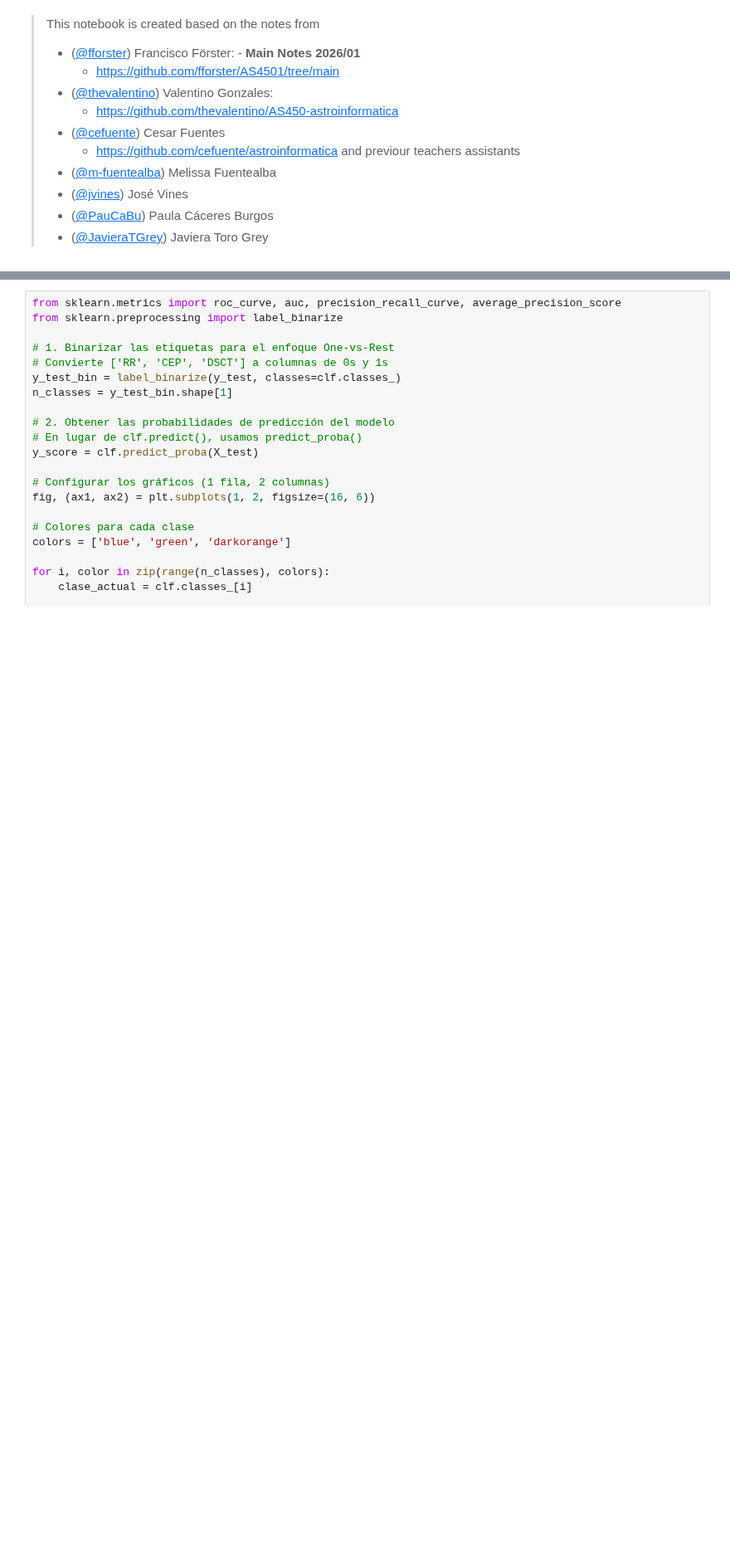
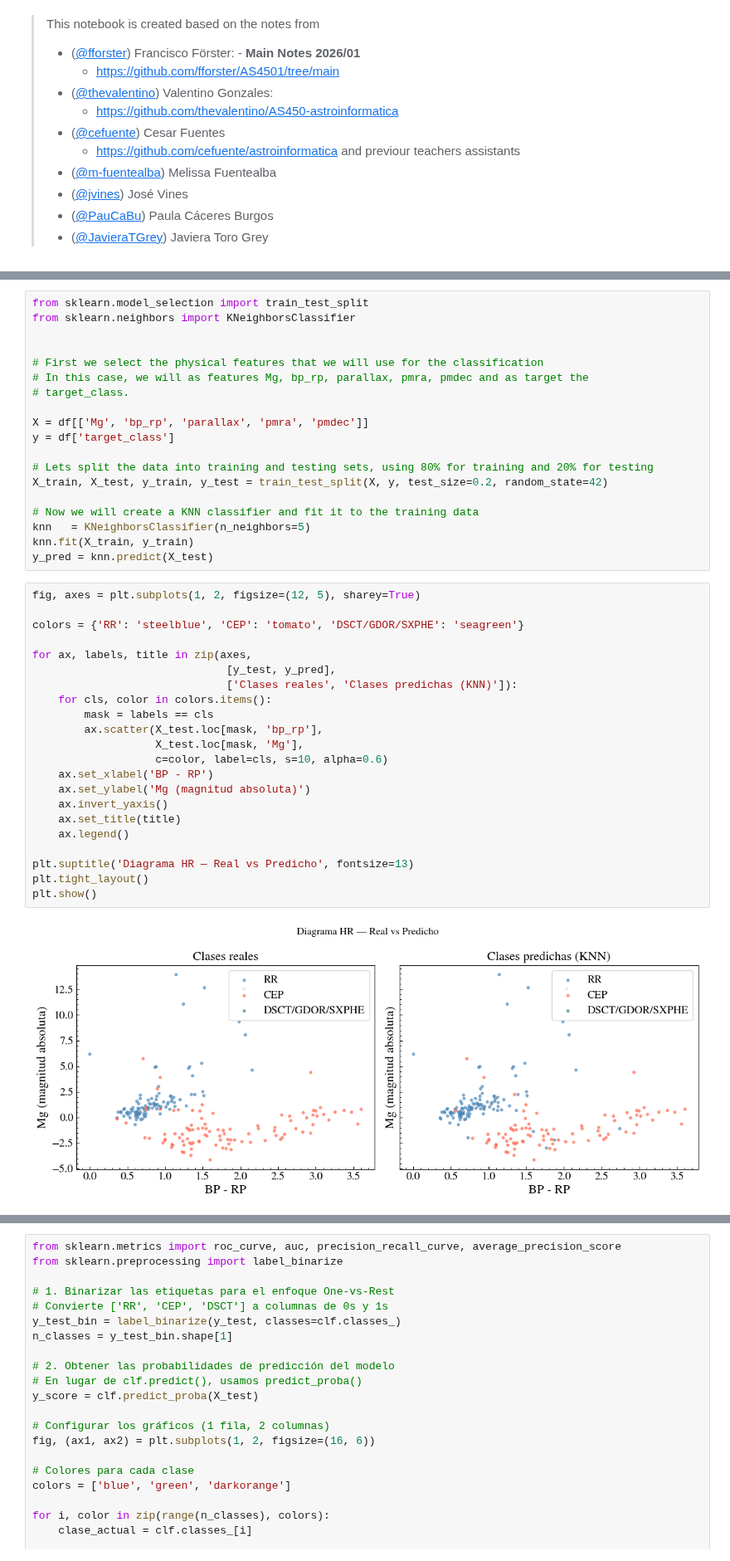
Before and after one commit to jurados/AS4501_Astroinformatic, a Jupyter notebook: Auxiliar/AUX4_SuperviserML.ipynb, the cells around one changed output, grey strips where cells are left out. Shown at 83% size. Saved outputs shown, nothing was run; the diff lists cells and outputs as text; blank space fills up the shorter version.

```diff
--- a/Auxiliar/AUX4_SuperviserML.ipynb
+++ b/Auxiliar/AUX4_SuperviserML.ipynb
@@ -192,0 +214,43 @@ weighted avg       0.96      0.96      0.96       300
+# %%
+from sklearn.model_selection import train_test_split
+from sklearn.neighbors import KNeighborsClassifier
+
+
+# First we select the physical features that we will use for the classification
+# In this case, we will as features Mg, bp_rp, parallax, pmra, pmdec and as target the
+# target_class.
+
+X = df[['Mg', 'bp_rp', 'parallax', 'pmra', 'pmdec']]
+y = df['target_class']
+
+# Lets split the data into training and testing sets, using 80% for training and 20% for testing
+X_train, X_test, y_train, y_test = train_test_split(X, y, test_size=0.2, random_state=42)
+
+# Now we will create a KNN classifier and fit it to the training data
+knn   = KNeighborsClassifier(n_neighbors=5)
+knn.fit(X_train, y_train)
+y_pred = knn.predict(X_test)
+# %%
+fig, axes = plt.subplots(1, 2, figsize=(12, 5), sharey=True)
+
+colors = {'RR': 'steelblue', 'CEP': 'tomato', 'DSCT/GDOR/SXPHE': 'seagreen'}
+
+for ax, labels, title in zip(axes,
+                              [y_test, y_pred],
+                              ['Clases reales', 'Clases predichas (KNN)']):
+    for cls, color in colors.items():
+        mask = labels == cls
+        ax.scatter(X_test.loc[mask, 'bp_rp'],
+                   X_test.loc[mask, 'Mg'],
+                   c=color, label=cls, s=10, alpha=0.6)
+    ax.set_xlabel('BP - RP')
+    ax.set_ylabel('Mg (magnitud absoluta)')
+    ax.invert_yaxis()
+    ax.set_title(title)
+    ax.legend()
+
+plt.suptitle('Diagrama HR — Real vs Predicho', fontsize=13)
+plt.tight_layout()
+plt.show()
+# %% [output]
+[figure, added]
```
Also changed, not shown: parts of 17 cells of this notebook, 2 other files.
